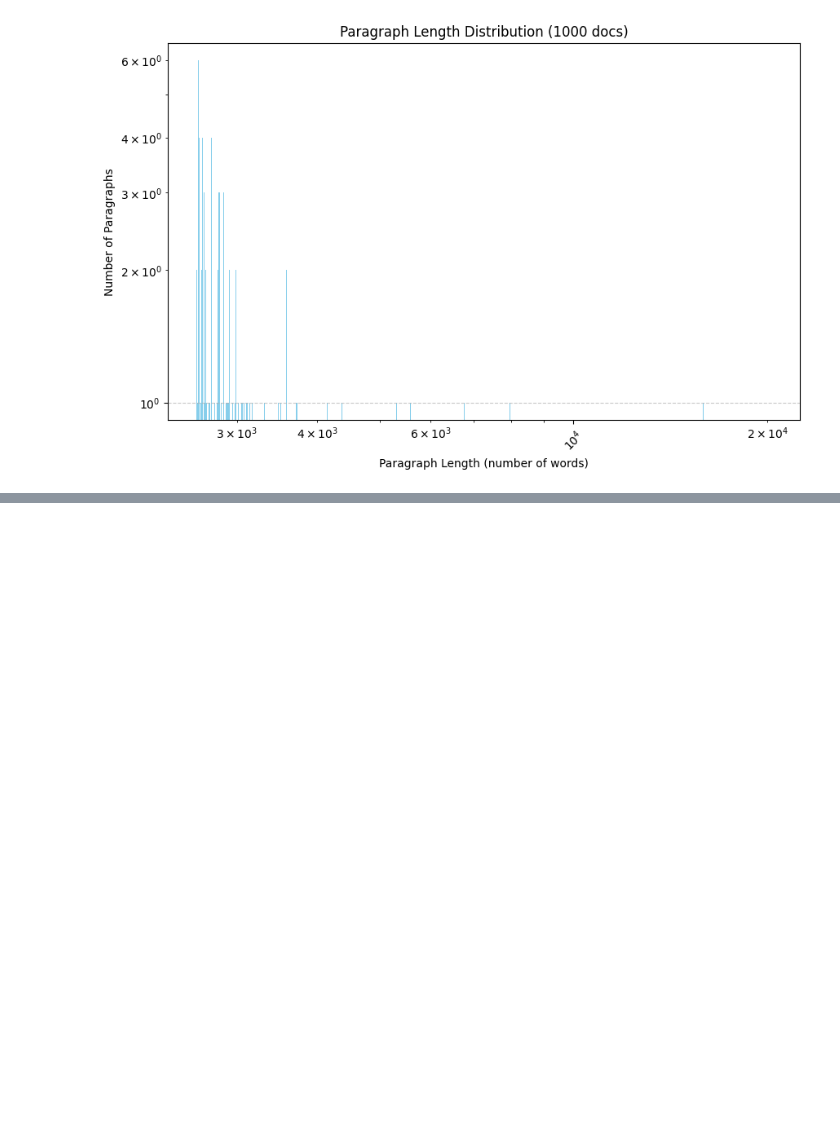
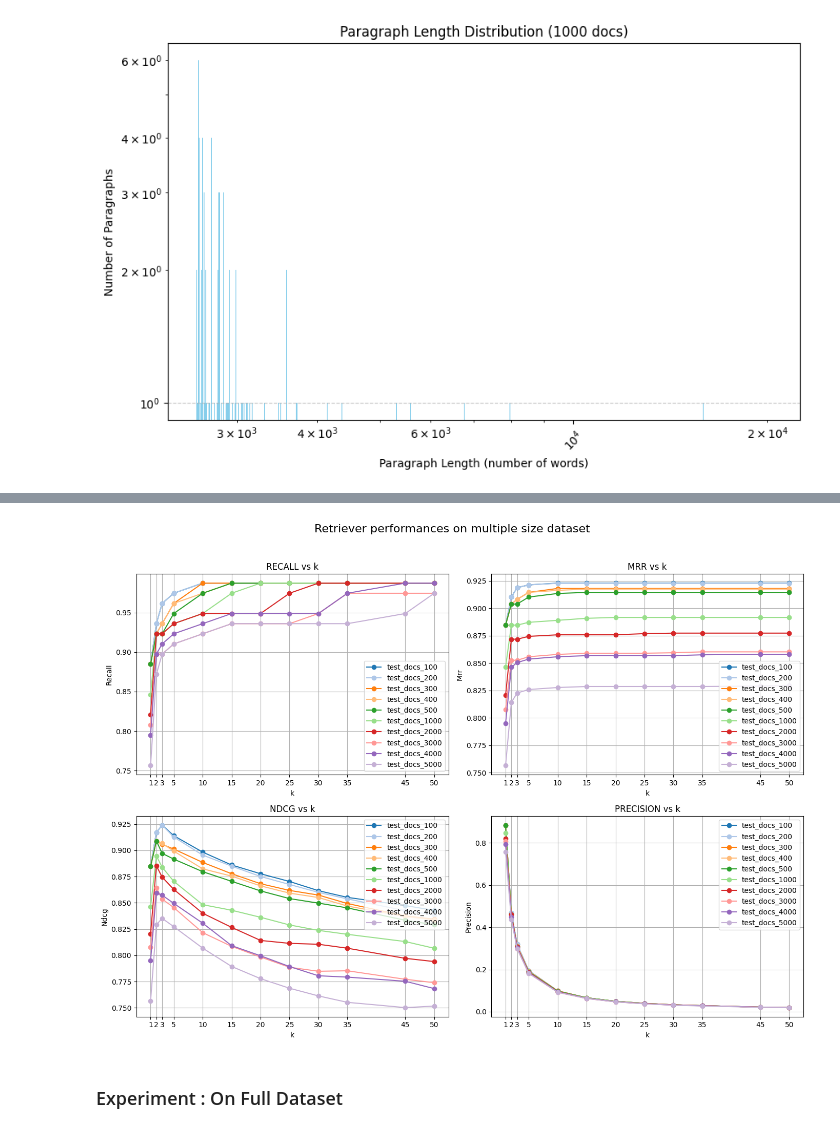
Before and after one commit to InseeFrLab/llm-open-data-insee, a Jupyter notebook: notebooks/retrieval_eval_exp_data_size.ipynb, the cells around one changed output, grey strips where cells are left out. Saved outputs shown, nothing was run; the diff lists cells and outputs as text; code cells hidden in the pictures; blank space fills up the shorter version.

```diff
--- a/notebooks/retrieval_eval_exp_data_size.ipynb
+++ b/notebooks/retrieval_eval_exp_data_size.ipynb
@@ -251,0 +200,12 @@ def hist_results(eval_configs: List[RetrievalConfiguration], results: Dict[str,
+# %%
+plot_results(
+    list_config,
+    results["the_df_dataset"],
+    ir_metrics=['recall', 'mrr', 'ndcg', 'precision'],
+    focus="name",
+    title = "Retriever performances on multiple size dataset",
+    k = 50)
+# %% [output]
+[figure, added]
+# %% [markdown]
+### Experiment : On Full Dataset
```
Also changed, not shown: parts of 29 cells of this notebook, 4 other files.
